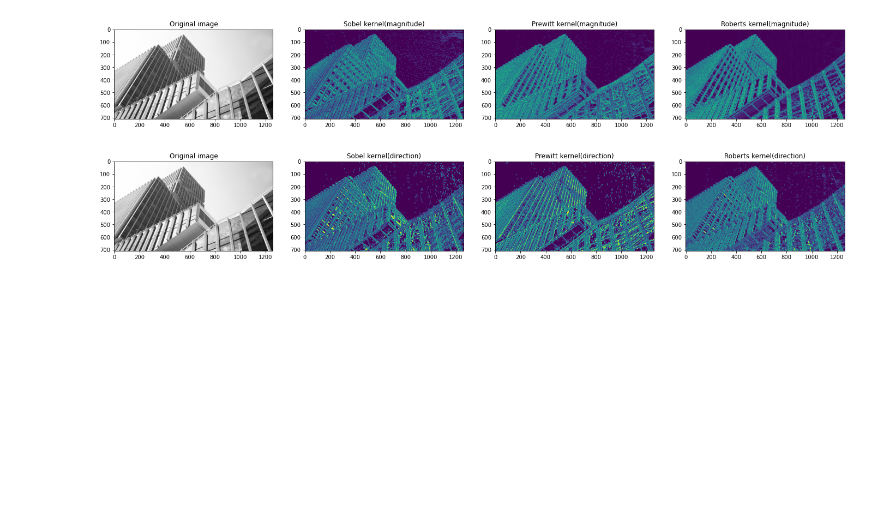
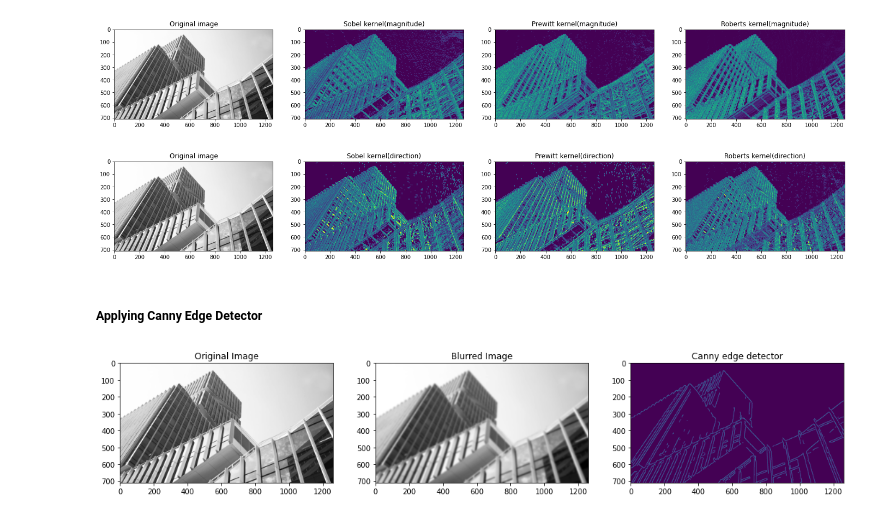
Before and after one commit to Chaitanya-Gumudala-1710/ComputerVision, a Jupyter notebook: Code/edgedetection.ipynb, the cells around one changed output. Cells and saved outputs as stored; diff of their text form; code cells hidden in the pictures; blank space fills up the shorter version.

Commit message:
Canny Edge detector

```diff
--- a/Code/edgedetection.ipynb
+++ b/Code/edgedetection.ipynb
@@ -182,3 +182,22 @@ plt.title("Roberts kernel(direction)")
 plt.show()
 # %% [output]
 [figure]
+# %% [markdown]
+##### Applying Canny Edge Detector
+# %%
+blurred_building_image = cv2.GaussianBlur(building_image, (25, 25), 0)
+canny_edge_detector = cv2.Canny(blurred_building_image, 10, 50)
+# %%
+plt.figure(figsize=(18, 6))
+plt.subplot(1, 3, 1)
+plt.imshow(building_image, cmap="gray")
+plt.title("Original Image")
+plt.subplot(1, 3, 2)
+plt.imshow(blurred_building_image, cmap="gray")
+plt.title("Blurred Image")
+plt.subplot(1, 3, 3)
+plt.imshow(canny_edge_detector)
+plt.title("Canny edge detector")
+plt.show()
+# %% [output]
+[figure, added]
```
